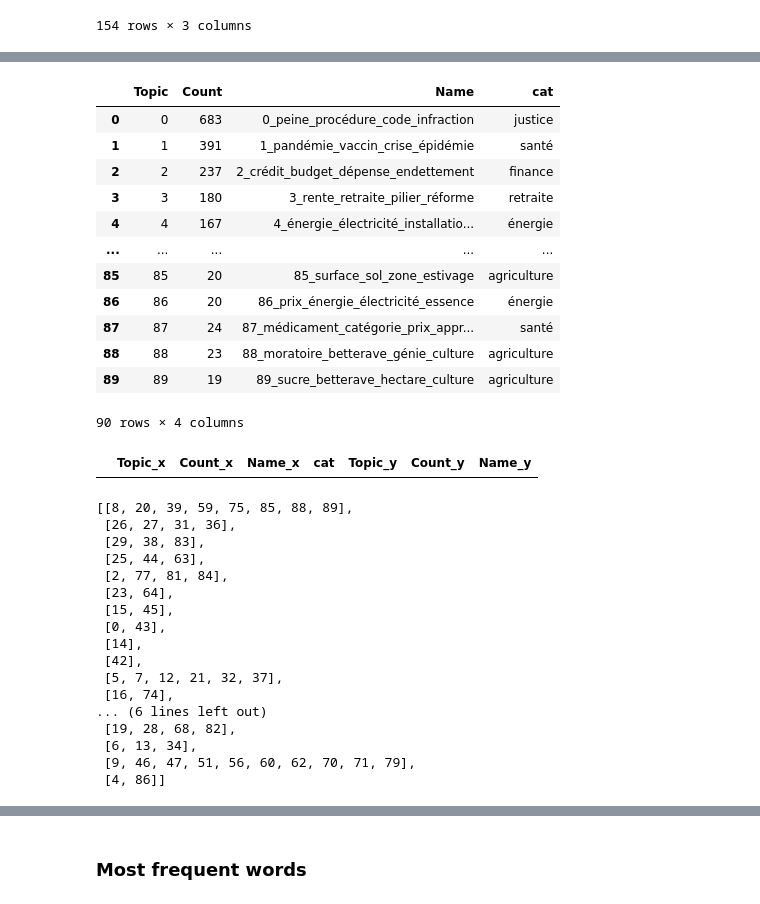
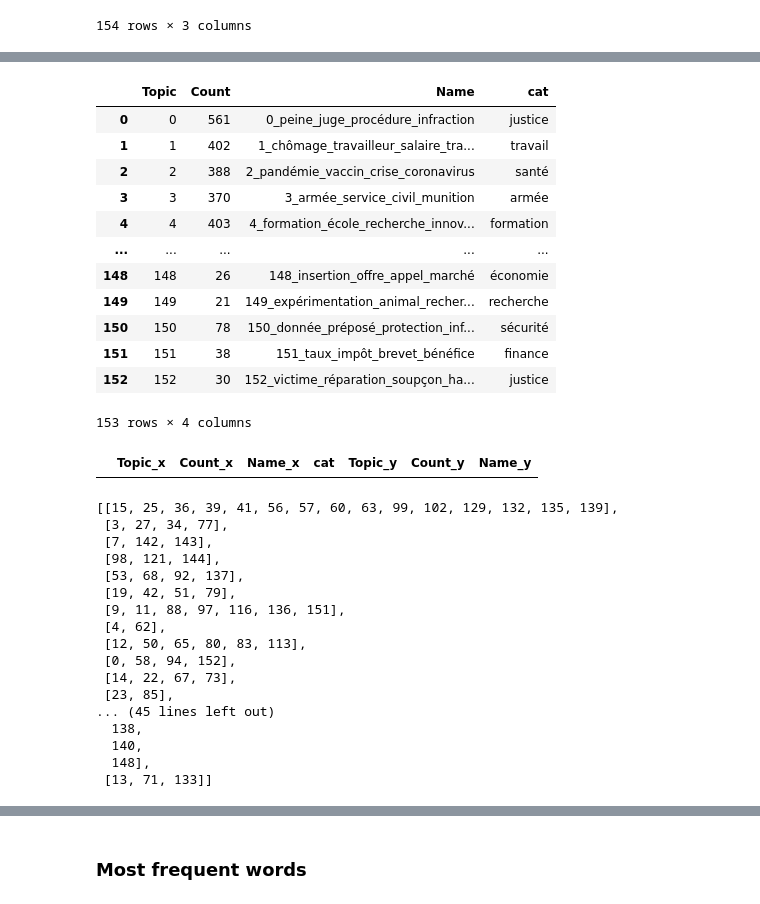
Before and after one commit to cgcrts/ef23_discours, a Jupyter notebook: topic_processing.ipynb, the cells around one changed output, grey strips where cells are left out. Cells and saved outputs as stored; diff of their text form; code cells hidden in the pictures.

```diff
--- a/topic_processing.ipynb
+++ b/topic_processing.ipynb
@@ -1005,22 +1006,22 @@ topic_model.get_topic_info().to_csv('topics_50.csv', encoding='utf-8')
 # %%
-with open('topics_cat.csv', encoding='utf-8') as file:
+with open('topics_50_51_cat.csv', encoding='utf-8') as file:
     topics_df = pd.read_csv(file).drop(columns='Unnamed: 0')
 
 topics_df
 # %% [output]
 |  | Topic | Count | Name | cat |
-| 0 | 0 | 683 | 0_peine_procédure_code_infraction | justice |
-| 1 | 1 | 391 | 1_pandémie_vaccin_crise_épidémie | santé |
-| 2 | 2 | 237 | 2_crédit_budget_dépense_endettement | finance |
-| 3 | 3 | 180 | 3_rente_retraite_pilier_réforme | retraite |
-| 4 | 4 | 167 | 4_énergie_électricité_installatio... | énergie |
+| 0 | 0 | 561 | 0_peine_juge_procédure_infraction | justice |
+| 1 | 1 | 402 | 1_chômage_travailleur_salaire_tra... | travail |
+| 2 | 2 | 388 | 2_pandémie_vaccin_crise_coronavirus | santé |
+| 3 | 3 | 370 | 3_armée_service_civil_munition | armée |
+| 4 | 4 | 403 | 4_formation_école_recherche_innov... | formation |
 | ... | ... | ... | ... | ... |
-| 85 | 85 | 20 | 85_surface_sol_zone_estivage | agriculture |
-| 86 | 86 | 20 | 86_prix_énergie_électricité_essence | énergie |
-| 87 | 87 | 24 | 87_médicament_catégorie_prix_appr... | santé |
-| 88 | 88 | 23 | 88_moratoire_betterave_génie_culture | agriculture |
-| 89 | 89 | 19 | 89_sucre_betterave_hectare_culture | agriculture |
+| 148 | 148 | 26 | 148_insertion_offre_appel_marché | économie |
+| 149 | 149 | 21 | 149_expérimentation_animal_recher... | recherche |
+| 150 | 150 | 78 | 150_donnée_préposé_protection_inf... | sécurité |
+| 151 | 151 | 38 | 151_taux_impôt_brevet_bénéfice | finance |
+| 152 | 152 | 30 | 152_victime_réparation_soupçon_ha... | justice |
-90 rows × 4 columns
+153 rows × 4 columns
 # %%
 test_merge = topics_df.merge(topic_model.get_topic_info(), left_index=True, right_index=True)
 test_merge.loc[test_merge['Count_x'] != test_merge['Count_y']]
@@ -1030,23 +1031,23 @@ test_merge.loc[test_merge['Count_x'] != test_merge['Count_y']]
 topic_groups = list(topics_df.groupby('cat')['Topic'].apply(list))
 topic_groups
 # %% [output]
-[[8, 20, 39, 59, 75, 85, 88, 89],
- [26, 27, 31, 36],
- [29, 38, 83],
- [25, 44, 63],
- [2, 77, 81, 84],
- [23, 64],
- [15, 45],
- [0, 43],
- [14],
- [42],
- [5, 7, 12, 21, 32, 37],
- [16, 74],
-... (6 lines left out)
- [19, 28, 68, 82],
- [6, 13, 34],
- [9, 46, 47, 51, 56, 60, 62, 70, 71, 79],
- [4, 86]]
+[[15, 25, 36, 39, 41, 56, 57, 60, 63, 99, 102, 129, 132, 135, 139],
+ [3, 27, 34, 77],
+ [7, 142, 143],
+ [98, 121, 144],
+ [53, 68, 92, 137],
+ [19, 42, 51, 79],
+ [9, 11, 88, 97, 116, 136, 151],
+ [4, 62],
+ [12, 50, 65, 80, 83, 113],
+ [0, 58, 94, 152],
+ [14, 22, 67, 73],
+ [23, 85],
+... (45 lines left out)
+  138,
+  140,
+  148],
+ [13, 71, 133]]
 # %%
 topic_model.merge_topics(docs, topic_groups)
 topic_model.get_topic_info()
```
Also changed, not shown: parts of 13 cells of this notebook.
